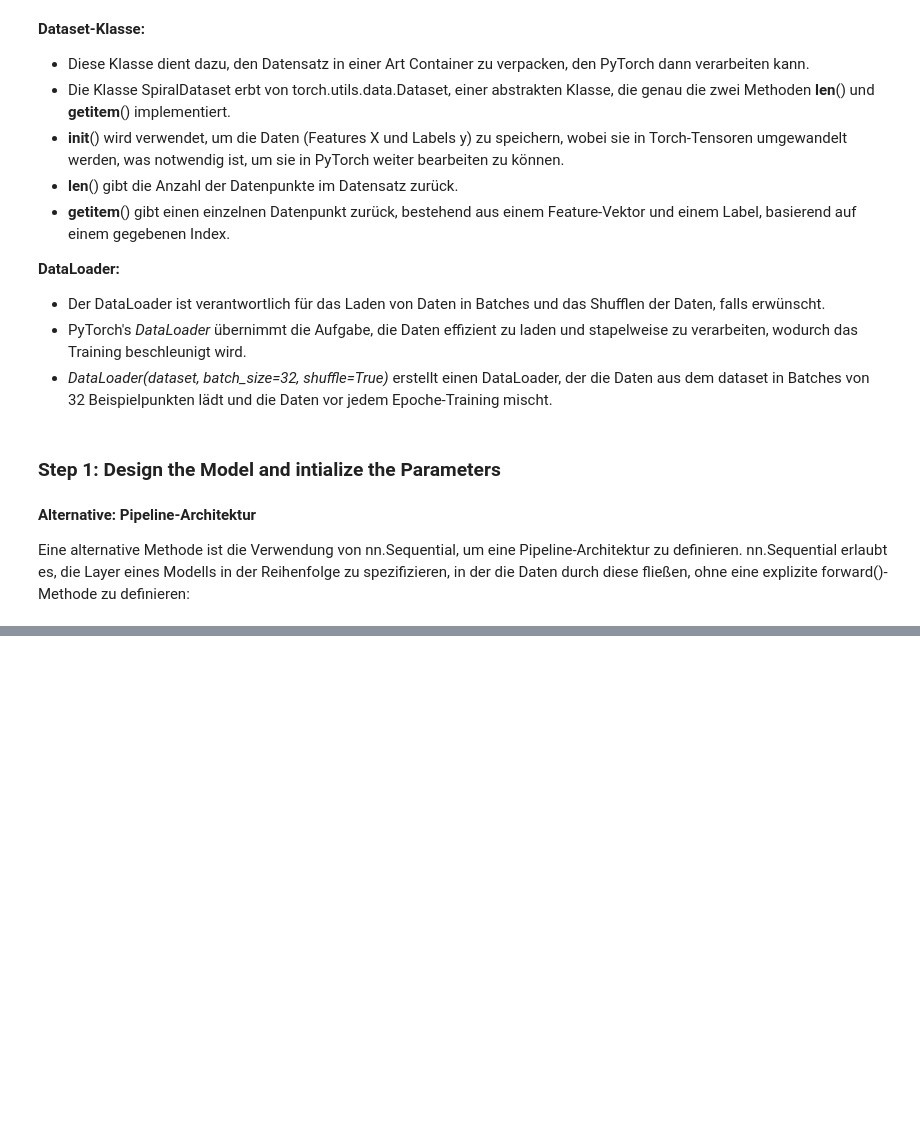
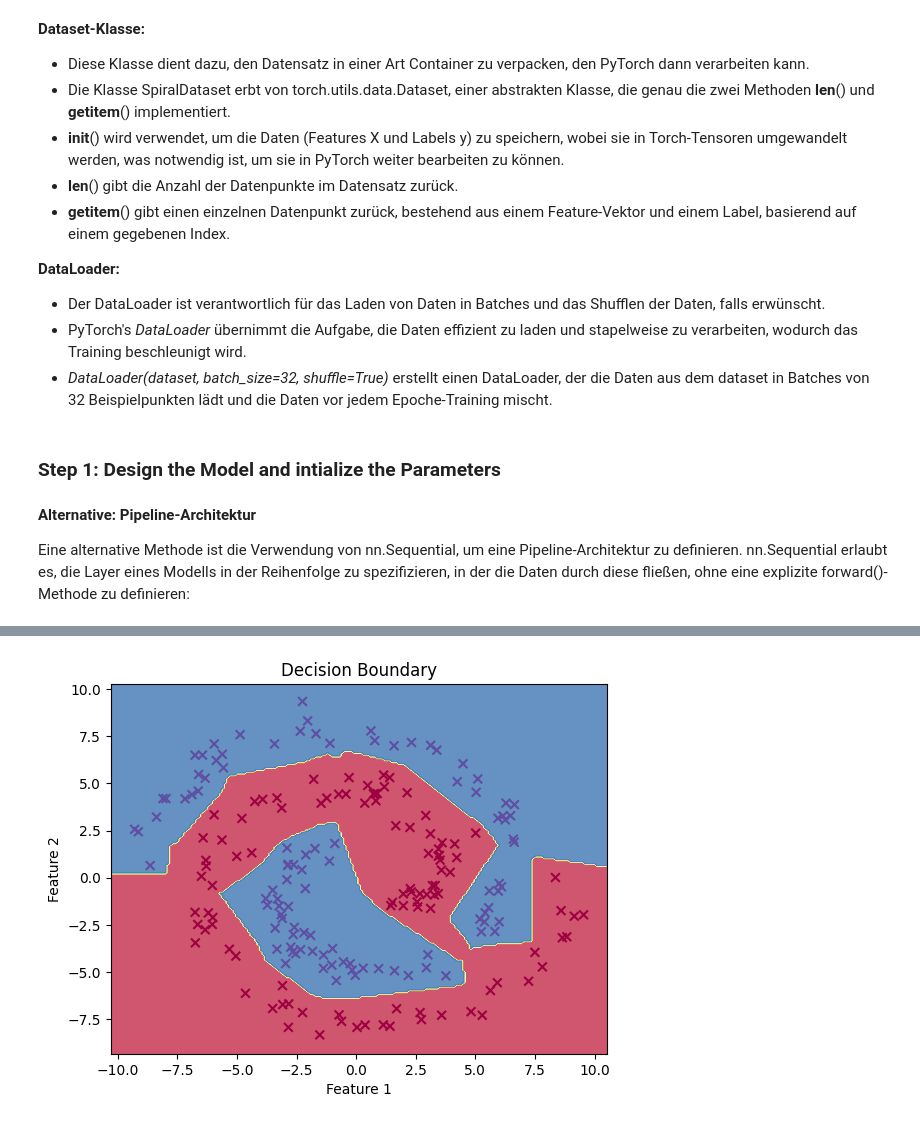
Before and after one commit to Brixxel/WDSKI_SOSE-Applied_ML_Fundamentals, a Jupyter notebook: exercise_6/q7_part_one.ipynb, the cells around one changed output, grey strips where cells are left out. Saved outputs shown, nothing was run; the diff lists cells and outputs as text; code cells hidden in the pictures; blank space fills up the shorter version.

```diff
--- a/exercise_6/q7_part_one.ipynb
+++ b/exercise_6/q7_part_one.ipynb
@@ -144,0 +211,4 @@ for epoch in range(n_epochs):
+# %%
+plot_decision_boundary(model, X, y)
+# %% [output]
+[figure, added]
```
Also changed, not shown: parts of 12 cells of this notebook, 1 other file.
